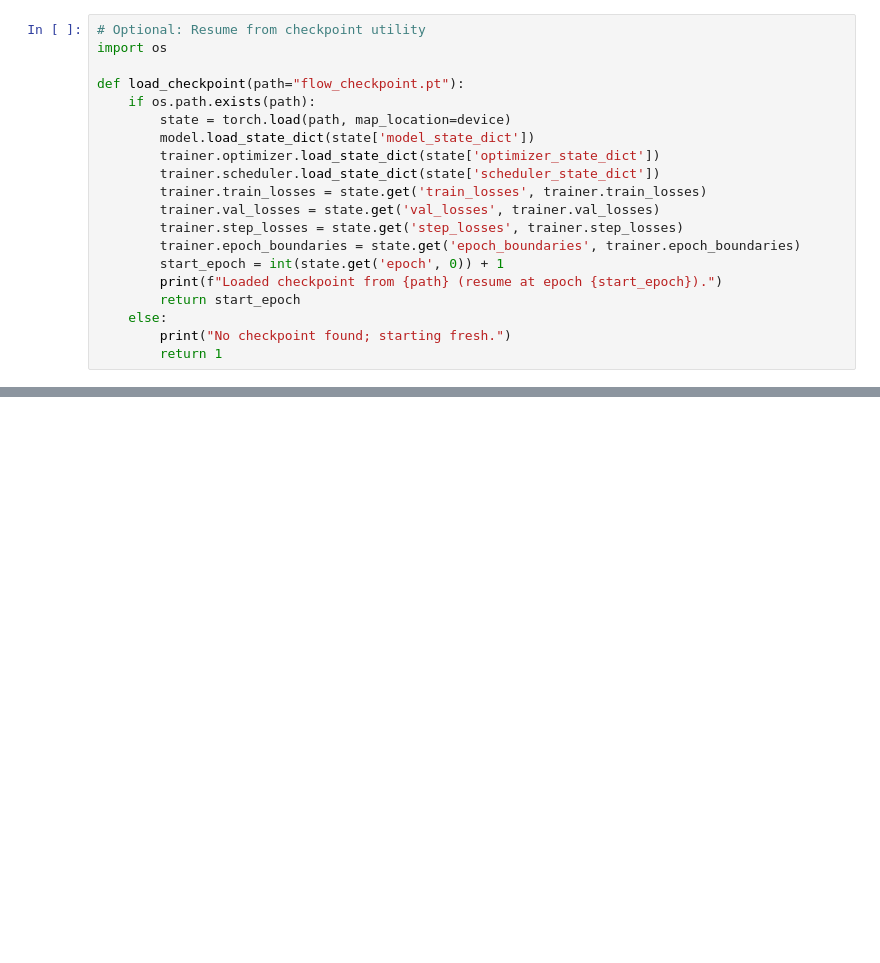
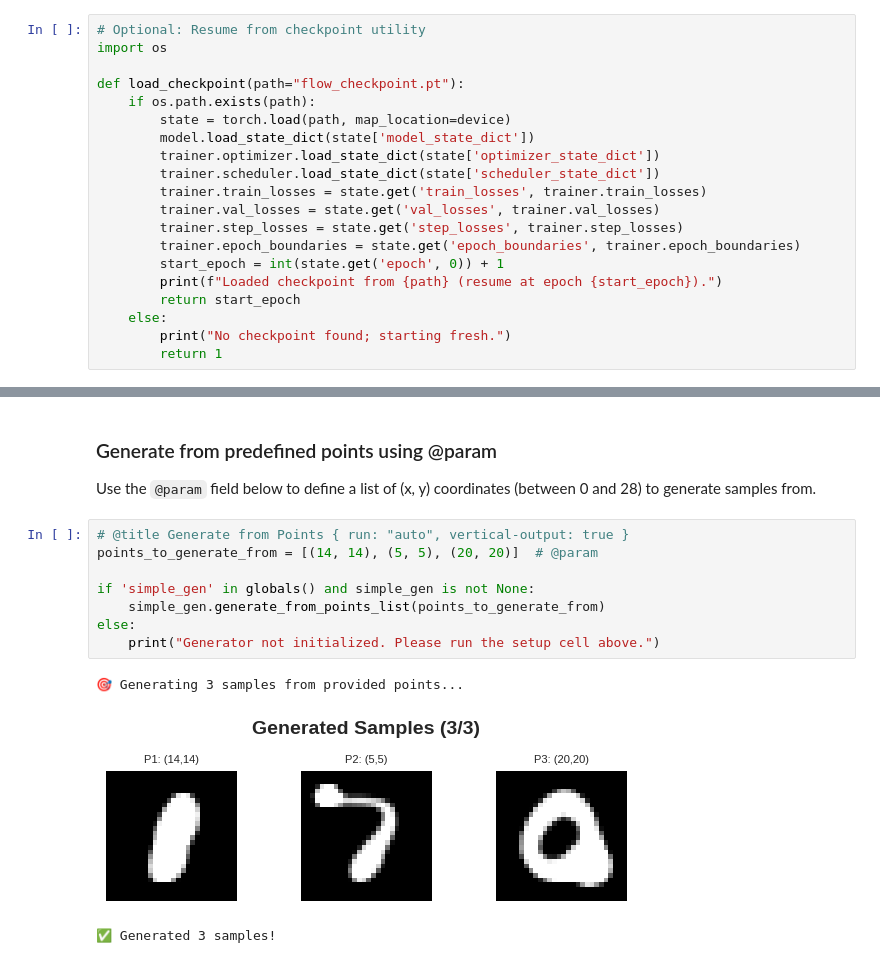
Before and after one commit to HaysonC/flow-matching-mnist, a Jupyter notebook: flow.ipynb, the cells around one changed output, grey strips where cells are left out. Saved outputs shown, nothing was run; the diff lists cells and outputs as text; blank space fills up the shorter version.

```diff
--- a/flow.ipynb
+++ b/flow.ipynb
@@ -1556,3 +1422,19 @@ except Exception as e:
+# %% [markdown]
+### Generate from predefined points using @param
+
+Use the `@param` field below to define a list of (x, y) coordinates (between 0 and 28) to generate samples from.
+# %%
+# @title Generate from Points { run: "auto", vertical-output: true }
+points_to_generate_from = [(14, 14), (5, 5), (20, 20)]  # @param
+
+if 'simple_gen' in globals() and simple_gen is not None:
+    simple_gen.generate_from_points_list(points_to_generate_from)
+else:
+    print("Generator not initialized. Please run the setup cell above.")
+# %% [output]
+🎯 Generating 3 samples from provided points...
+[figure, added]
+✅ Generated 3 samples!
 # %%
 # ===== PCA projections and analysis =====
 print("Computing PCA on real MNIST and projecting generated samples...")
```
Also changed, not shown: parts of 8 cells of this notebook.
